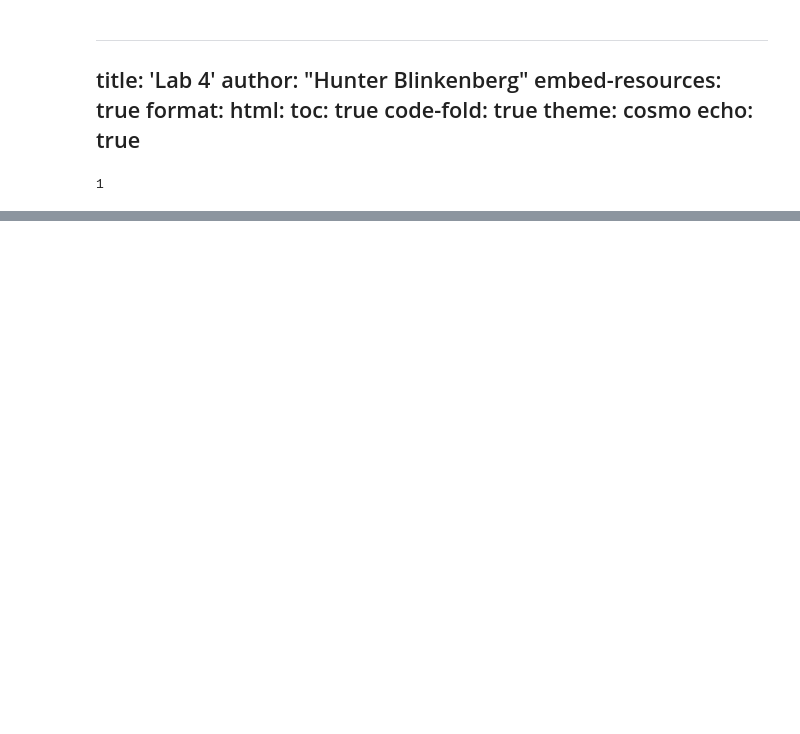
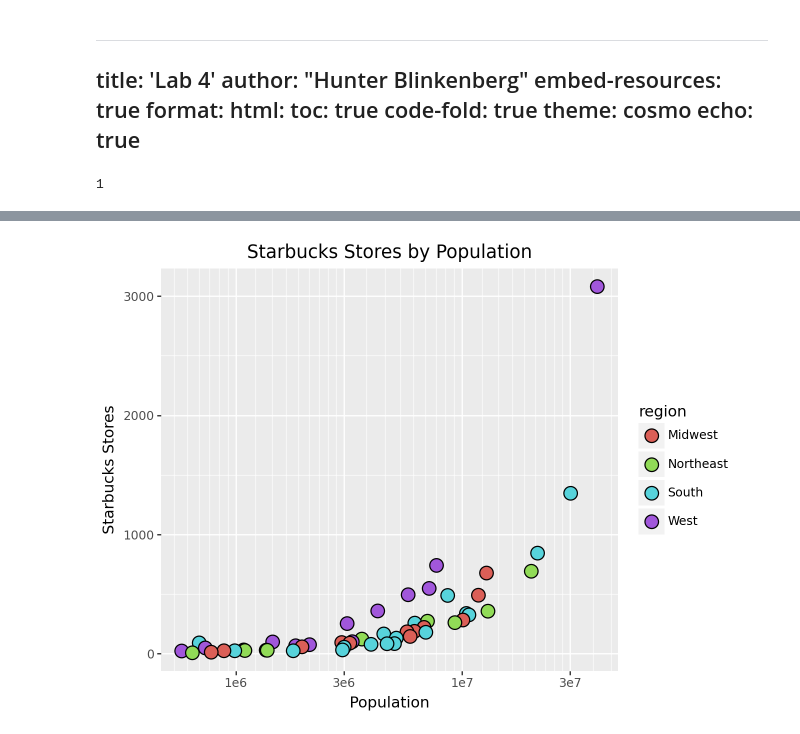
Before and after one commit to hblinken/GSB-544, a Jupyter notebook: Week 4/Lab 4.ipynb, the cells around one changed output, grey strips where cells are left out. Saved outputs shown, nothing was run; the diff lists cells and outputs as text; code cells hidden in the pictures; blank space fills up the shorter version.

```diff
--- a/Week 4/Lab 4.ipynb
+++ b/Week 4/Lab 4.ipynb
@@ -74,0 +109,12 @@ for row in rows[:5]:
+# %%
+coffee= coffee.merge(population, on = "state")
+# %%
+for col in coffee.columns:
+    if col not in ["state", "population"]:
+        coffee[col] = coffee[col].astype(str).str.replace(',', '')
+        coffee[col] = pd.to_numeric(coffee[col], errors='coerce')
+# %%
+coffee["starb_rev2023"] = 36000000000
+coffee["starb_rev2021"] = 29100000000
+coffee["starb_rev2024"] = 36200000000
+coffee["dunkin_rev2023"]= 1400000000
@@ -74,0 +229,2 @@ for row in rows[:5]:
+# %%
+coffee['starb/state'] = coffee["Population"] / coffee["s_2023"]
@@ -74,0 +239,7 @@ for row in rows[:5]:
+# %%
+(ggplot(coffee, aes(x='Population', y='s_2023', fill = "region")) +
+        geom_point(size= 5) +
+        labs(title="Starbucks Stores by Population", x="Population", y="Starbucks Stores") +
+        scale_x_log10())
+# %% [output]
+[figure, added]
```
Also changed, not shown: parts of 30 cells of this notebook, 1 other file.
